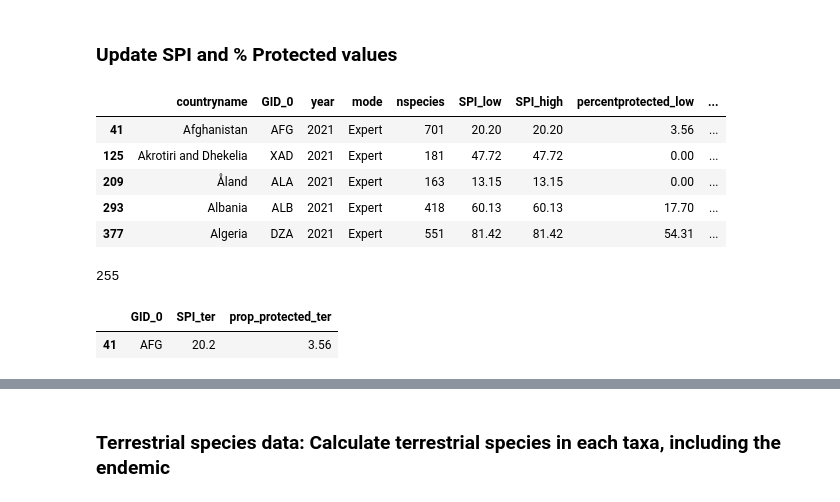
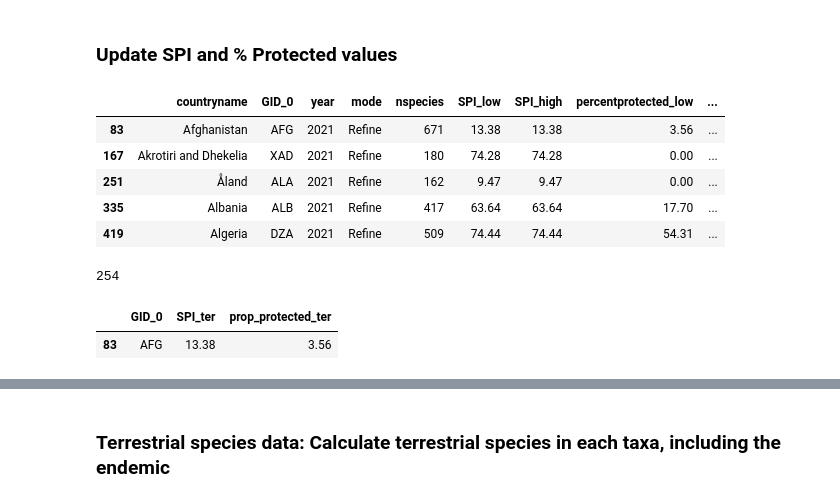
Before and after one commit to Vizzuality/he-scratchfolder, a Jupyter notebook: NRC_Terrestrial.ipynb, the cells around one changed output, grey strips where cells are left out. Cells and saved outputs as stored; diff of their text form; code cells hidden in the pictures.

Commit message:
changes in NRC notebooks to create incomplete table

```diff
--- a/NRC_Terrestrial.ipynb
+++ b/NRC_Terrestrial.ipynb
@@ -190,19 +190,19 @@ Index(['GID_0', 'NAME_0', 'jpg_url', 'GNI_PPP', 'max_amph', 'max_bird',
 ### Update SPI and % Protected values
 # %%
 # The general SPI and % protected values shown in the NRC are those that corresponds to the last year of the time series, which is 2021
-last = spi[(spi['year']==2021)&(spi['mode']=='Expert')].copy()
+last = spi[(spi['year']==2021)&(spi['mode']=='Refine')].copy()
 last.head(5)
 # %% [output]
 |  | countryname | GID_0 | year | mode | nspecies | SPI_low | SPI_high | percentprotected_low | ... |
-| 41 | Afghanistan | AFG | 2021 | Expert | 701 | 20.20 | 20.20 | 3.56 | ... |
-| 125 | Akrotiri and Dhekelia | XAD | 2021 | Expert | 181 | 47.72 | 47.72 | 0.00 | ... |
-| 209 | Åland | ALA | 2021 | Expert | 163 | 13.15 | 13.15 | 0.00 | ... |
-| 293 | Albania | ALB | 2021 | Expert | 418 | 60.13 | 60.13 | 17.70 | ... |
-| 377 | Algeria | DZA | 2021 | Expert | 551 | 81.42 | 81.42 | 54.31 | ... |
+| 83 | Afghanistan | AFG | 2021 | Refine | 671 | 13.38 | 13.38 | 3.56 | ... |
+| 167 | Akrotiri and Dhekelia | XAD | 2021 | Refine | 180 | 74.28 | 74.28 | 0.00 | ... |
+| 251 | Åland | ALA | 2021 | Refine | 162 | 9.47 | 9.47 | 0.00 | ... |
+| 335 | Albania | ALB | 2021 | Refine | 417 | 63.64 | 63.64 | 17.70 | ... |
+| 419 | Algeria | DZA | 2021 | Refine | 509 | 74.44 | 74.44 | 54.31 | ... |
 # %%
 len(last)
 # %% [output]
-255
+254
 # %%
 # Change the names of the fields so they are representative when joined in the final table (include terrestrial in name to distinguish them from marine)
 last = last[['GID_0','SPI_high', 'percentprotected_high']]
@@ -210,7 +210,7 @@ last = last.rename(columns= {'SPI_high':'SPI_ter', 'percentprotected_high':'prop
 last.head(1)
 # %% [output]
 |  | GID_0 | SPI_ter | prop_protected_ter |
-| 41 | AFG | 20.2 | 3.56 |
+| 83 | AFG | 13.38 | 3.56 |
 # %%
 # Create new dataframe with the merge of the gadm_centroid and the new values
 df= pd.merge(gadm2, last ,how='left', left_on=['GID_0'], right_on = ['GID_0'])
```
Also changed, not shown: parts of 21 cells of this notebook, 1 other file.
